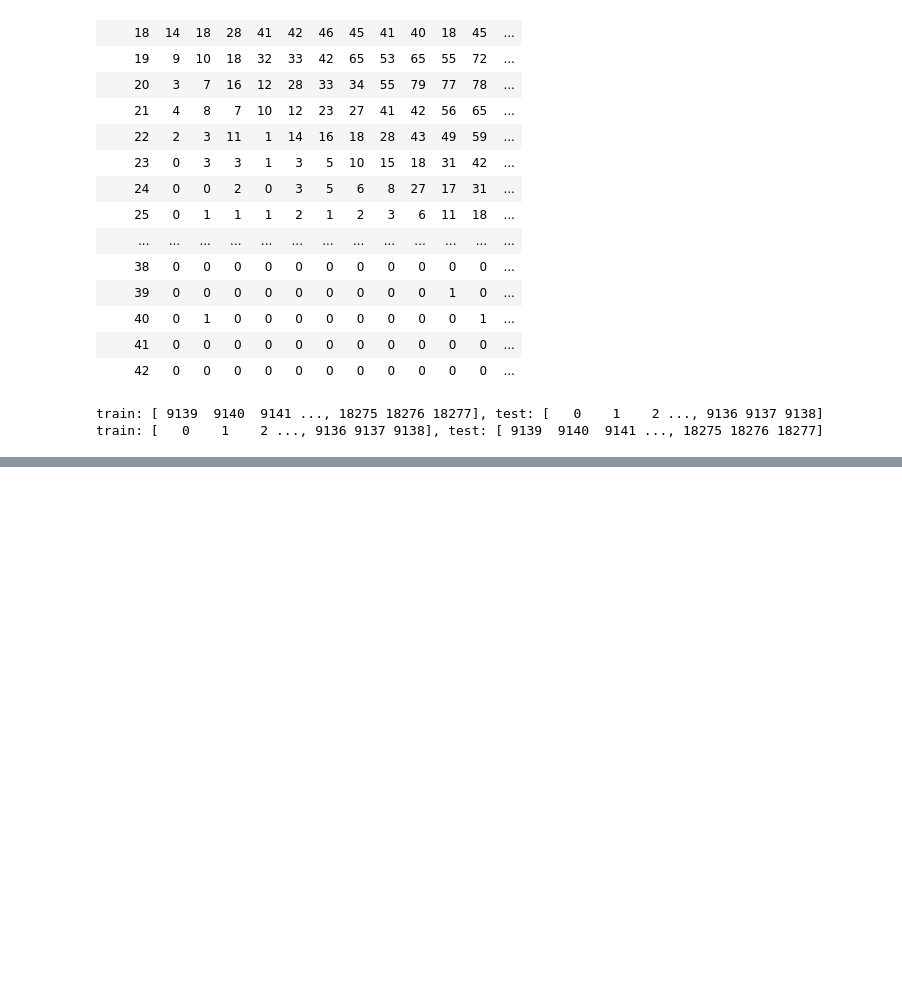
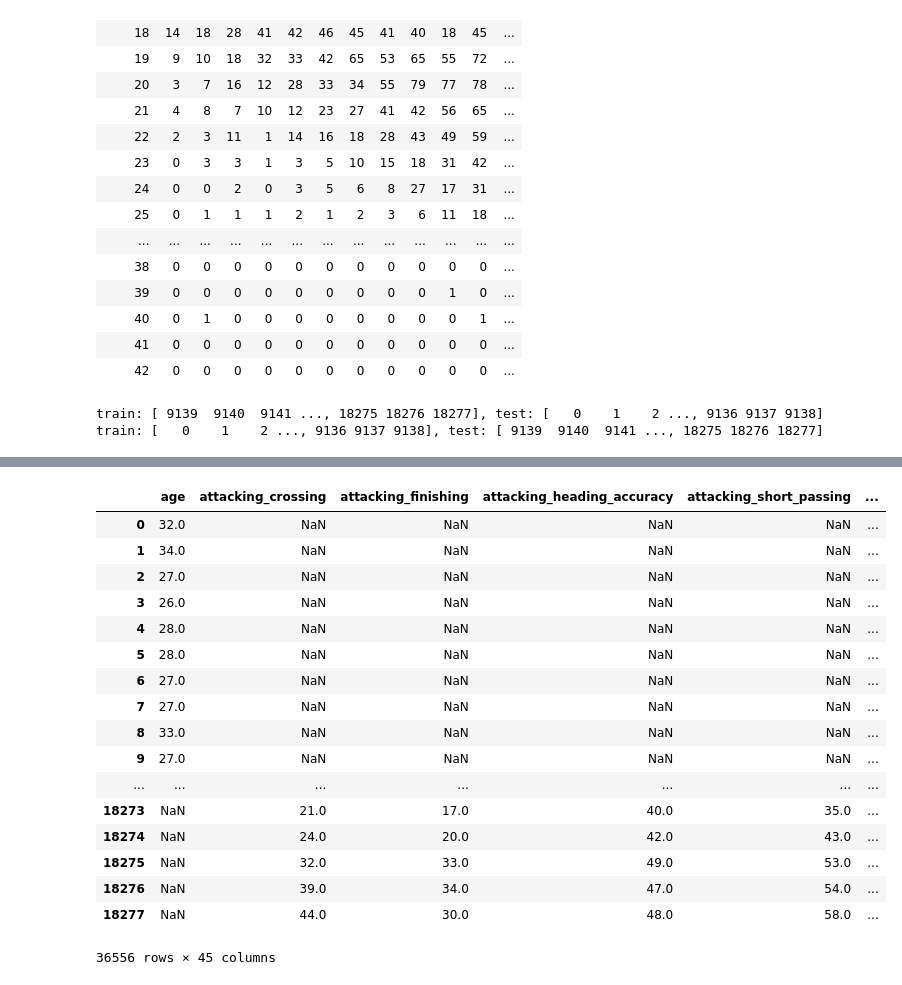
Before and after one commit to Nishant2415/Machine-Learning, a Jupyter notebook: College/PracticalML.ipynb, the cells around one changed output, grey strips where cells are left out. Saved outputs shown, nothing was run; the diff lists cells and outputs as text; code cells hidden in the pictures; blank space fills up the shorter version.

```diff
--- a/College/PracticalML.ipynb
+++ b/College/PracticalML.ipynb
@@ -98,0 +105,29 @@ train: [   0    1    2 ..., 9136 9137 9138], test: [ 9139  9140  9141 ..., 18275
+# %%
+categorical = player.select_dtypes(['object'])
+# %%
+player_new = player.drop(categorical, axis=1)
+# %%
+player1 = player_new.iloc[:,:11]
+# %%
+player2 = player_new.iloc[:,27:]
+# %%
+pd.concat([player1, player2])
+# %% [output]
+|  | age | attacking_crossing | attacking_finishing | attacking_heading_accuracy | attacking_short_passing | ... |
+| 0 | 32.0 | NaN | NaN | NaN | NaN | ... |
+| 1 | 34.0 | NaN | NaN | NaN | NaN | ... |
+| 2 | 27.0 | NaN | NaN | NaN | NaN | ... |
+| 3 | 26.0 | NaN | NaN | NaN | NaN | ... |
+| 4 | 28.0 | NaN | NaN | NaN | NaN | ... |
+| 5 | 28.0 | NaN | NaN | NaN | NaN | ... |
+| 6 | 27.0 | NaN | NaN | NaN | NaN | ... |
+| 7 | 27.0 | NaN | NaN | NaN | NaN | ... |
+| 8 | 33.0 | NaN | NaN | NaN | NaN | ... |
+| 9 | 27.0 | NaN | NaN | NaN | NaN | ... |
+| ... | ... | ... | ... | ... | ... | ... |
+| 18273 | NaN | 21.0 | 17.0 | 40.0 | 35.0 | ... |
+| 18274 | NaN | 24.0 | 20.0 | 42.0 | 43.0 | ... |
+| 18275 | NaN | 32.0 | 33.0 | 49.0 | 53.0 | ... |
+| 18276 | NaN | 39.0 | 34.0 | 47.0 | 54.0 | ... |
+| 18277 | NaN | 44.0 | 30.0 | 48.0 | 58.0 | ... |
+36556 rows × 45 columns
```
Also changed, not shown: parts of 5 cells of this notebook.
